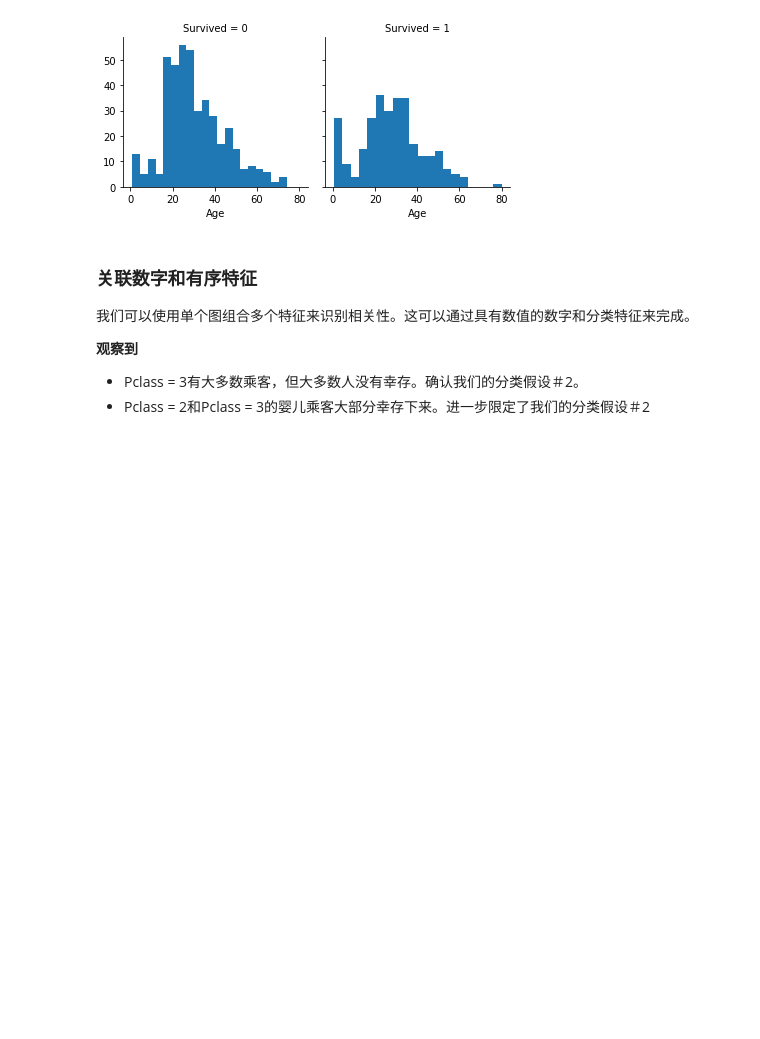
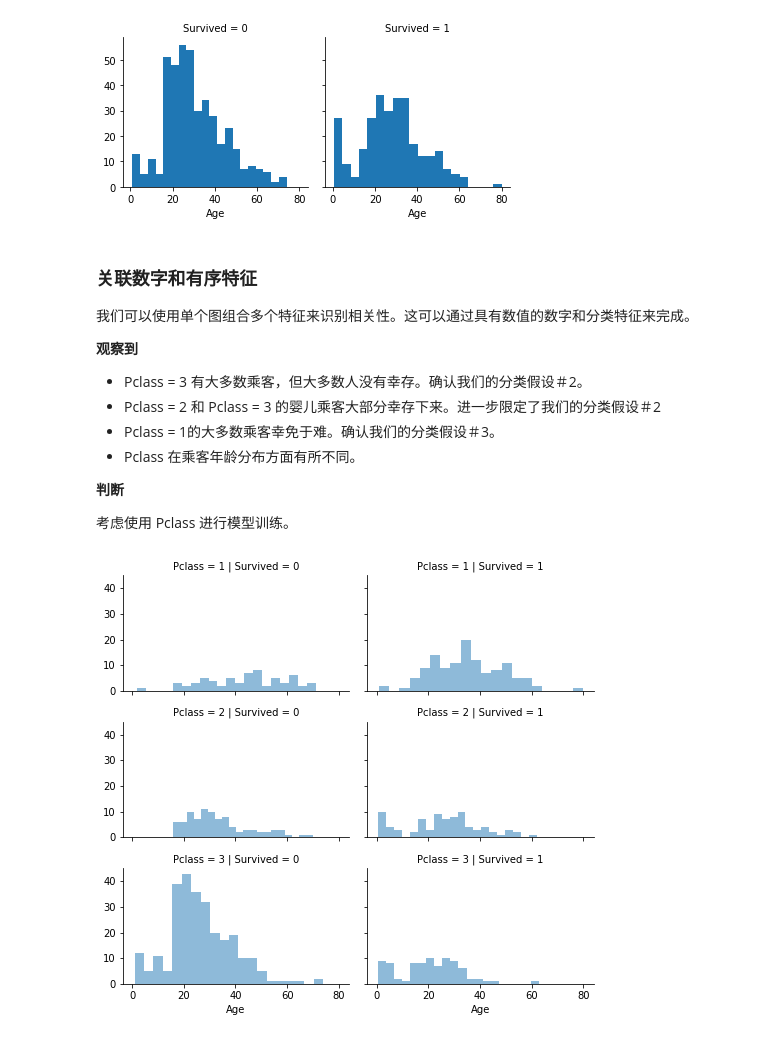
Before and after one commit to TensShinet/Kaggle-For-Beginners, a Jupyter notebook: Titanic Data Science Solutions.ipynb, the cells around one changed output. Saved outputs shown, nothing was run; the diff lists cells and outputs as text; code cells hidden in the pictures; blank space fills up the shorter version.

```diff
--- a/Titanic Data Science Solutions.ipynb
+++ b/Titanic Data Science Solutions.ipynb
@@ -402,5 +406,17 @@ g.map(plt.hist, 'Age', bins=20)
 我们可以使用单个图组合多个特征来识别相关性。这可以通过具有数值的数字和分类特征来完成。
 
 **观察到**
-+ Pclass = 3有大多数乘客，但大多数人没有幸存。确认我们的分类假设＃2。
-+ Pclass = 2和Pclass = 3的婴儿乘客大部分幸存下来。进一步限定了我们的分类假设＃2
++ Pclass = 3 有大多数乘客，但大多数人没有幸存。确认我们的分类假设＃2。
++ Pclass = 2 和 Pclass = 3 的婴儿乘客大部分幸存下来。进一步限定了我们的分类假设＃2
++ Pclass = 1的大多数乘客幸免于难。确认我们的分类假设＃3。
++ Pclass 在乘客年龄分布方面有所不同。
+
+**判断**
+
+考虑使用 Pclass 进行模型训练。
+# %%
+grid = sns.FacetGrid(train_df, col='Survived', row='Pclass', size=2.2, aspect=1.6)
+grid.map(plt.hist, 'Age', alpha=.5, bins=20)
+grid.add_legend();
+# %% [output]
+[figure, added]
```
Also changed, not shown: parts of 74 cells of this notebook.
